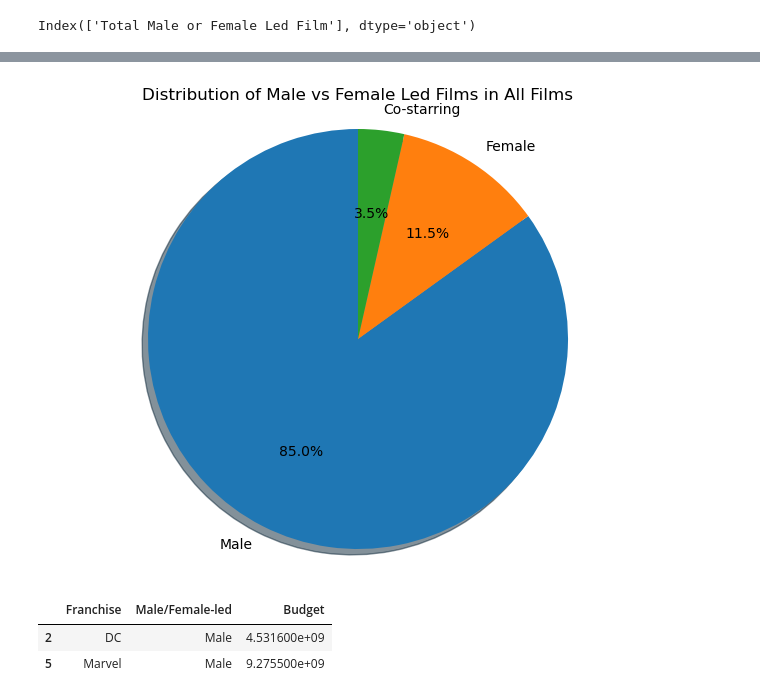
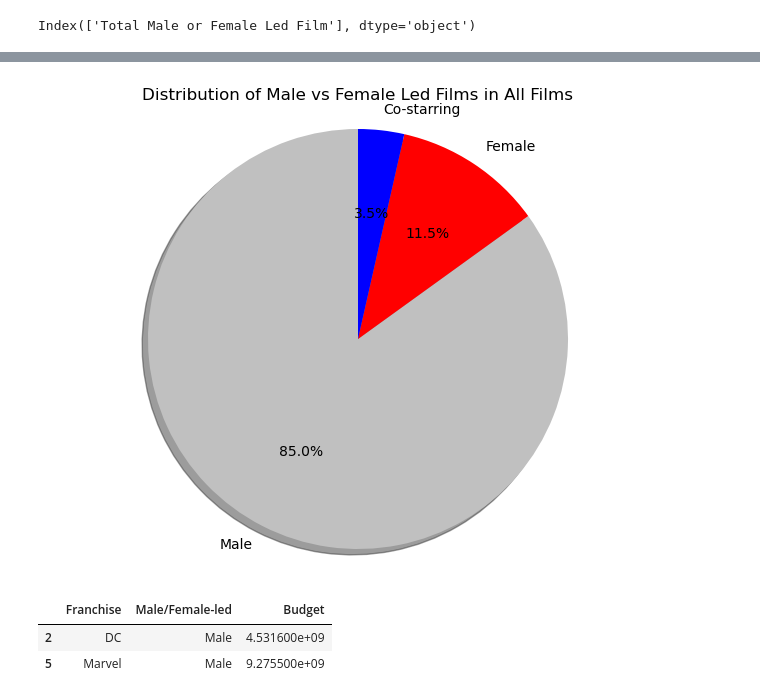
Before and after one commit to Nathan-Savage/project1, a Jupyter notebook: master_project.ipynb, the cells around one changed output, grey strips where cells are left out. Cells and saved outputs as stored; diff of their text form; code cells hidden in the pictures.

```diff
--- a/master_project.ipynb
+++ b/master_project.ipynb
@@ -244,15 +244,16 @@ grouped_movies_rename.head()
 # %%
 #generate pie chart VISUALIZATION #1
 male_vs_female = grouped_movies_rename[['Franchise','Male/Female-led']]
 male_female_counts = male_vs_female['Male/Female-led'].value_counts()
+segment_colors = ["silver", "red", "blue"]
 plt.figure(figsize=(8,6))
-plt.pie(male_female_counts, labels=male_female_counts.index, autopct='%1.1f%%', startangle=90, shadow=True, )
+plt.pie(male_female_counts, labels=male_female_counts.index, colors= segment_colors, autopct='%1.1f%%', startangle=90, shadow=True, )
 plt.title('Distribution of Male vs Female Led Films in All Films')
 plt.axis('equal')
 plt.savefig(os.path.join('images','picture name.png'))
 plt.show()
 # %% [output]
-[figure, old version]
+[figure, new version]
 # %%
 showlist = figure_variable.loc[(figure_variable["Male/Female-led"] == "Male"), :]
 showlist.head()
```
Also changed, not shown: parts of 3 cells of this notebook, 3 other files.
